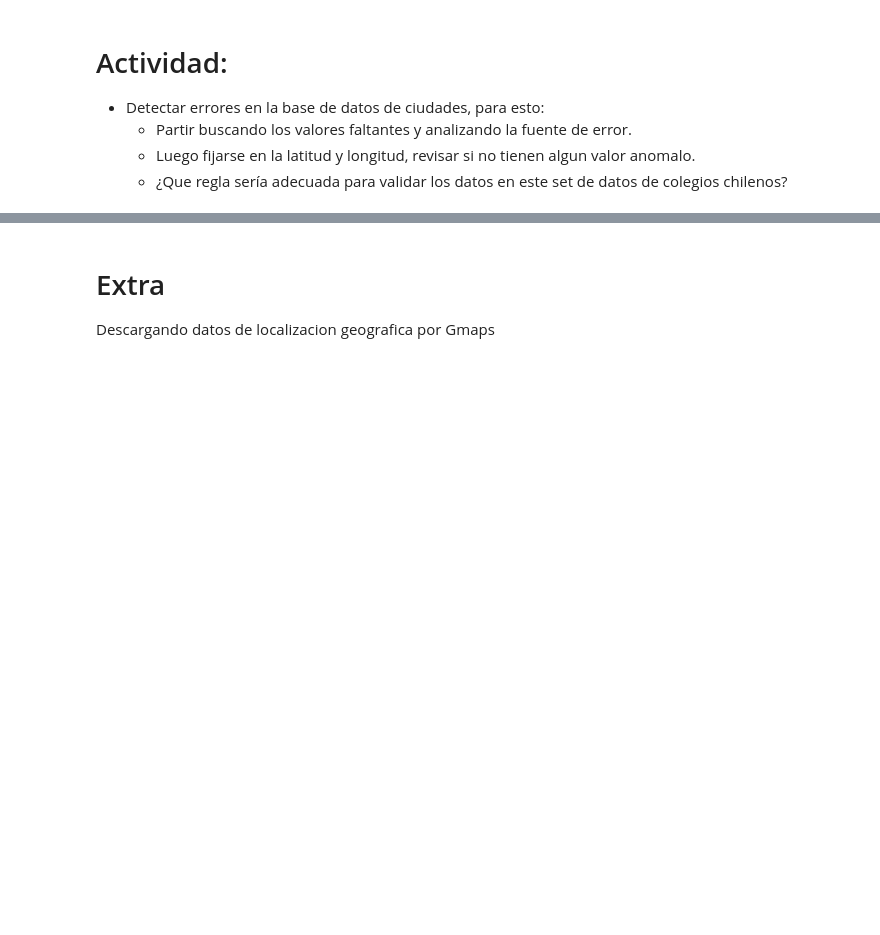
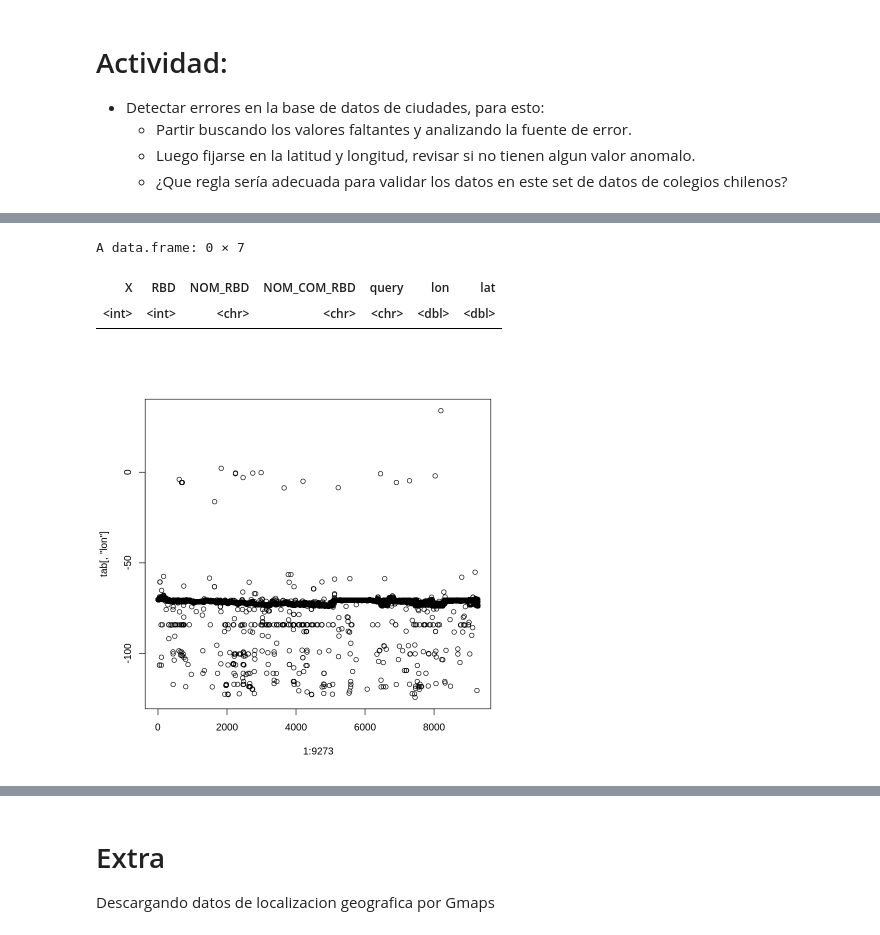
Before and after one commit to JDConejeros/Gestion-De-Datos-en-R, a Jupyter notebook: Taller_4.ipynb, the cells around one changed output, grey strips where cells are left out. Drawn from its saved outputs; the diff is of its cells as text; code cells hidden in the pictures; blank space fills up the shorter version.

```diff
--- a/Taller_4.ipynb
+++ b/Taller_4.ipynb
@@ -403,0 +472,10 @@ A data.frame: 9273 × 7
+# %%
+tab %>% filter(is.na(lon) & !is.na(lat))
+# %% [output]
+A data.frame: 0 × 7
+| X | RBD | NOM_RBD | NOM_COM_RBD | query | lon | lat |
+| <int> | <int> | <chr> | <chr> | <chr> | <dbl> | <dbl> |
+# %%
+plot(1:9273,tab[,"lon"])
+# %% [output]
+[figure, added]
```
Also changed, not shown: parts of 13 cells of this notebook.
